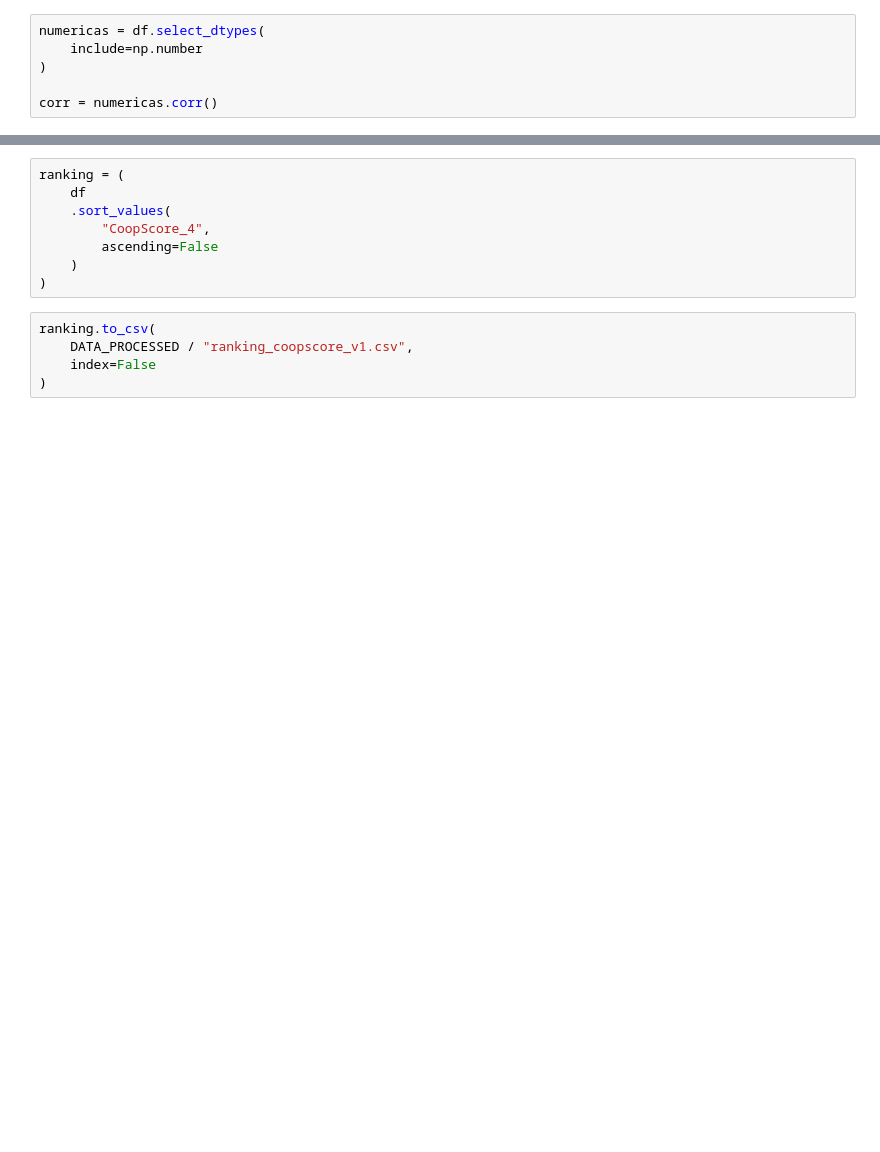
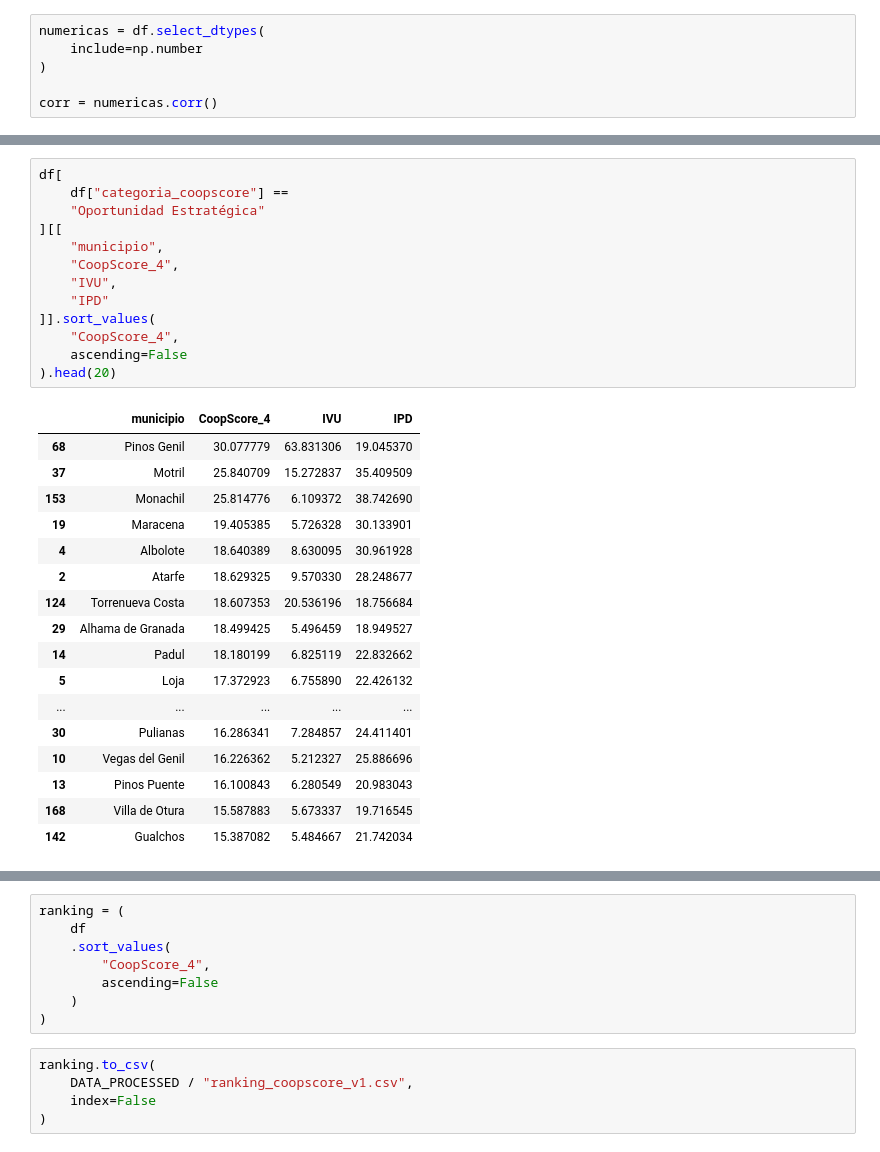
Before and after one commit to pepetorres80/CoopScore_Granada, a Jupyter notebook: notebooks/04_visualizacion_resultados.ipynb, the cells around one changed output, grey strips where cells are left out. Cells and saved outputs as stored; diff of their text form; blank space fills up the shorter version.

```diff
--- a/notebooks/04_visualizacion_resultados.ipynb
+++ b/notebooks/04_visualizacion_resultados.ipynb
@@ -189,0 +438,31 @@ df[
+# %%
+df[
+    df["categoria_coopscore"] ==
+    "Oportunidad Estratégica"
+][[
+    "municipio",
+    "CoopScore_4",
+    "IVU",
+    "IPD"
+]].sort_values(
+    "CoopScore_4",
+    ascending=False
+).head(20)
+# %% [output]
+|  | municipio | CoopScore_4 | IVU | IPD |
+| 68 | Pinos Genil | 30.077779 | 63.831306 | 19.045370 |
+| 37 | Motril | 25.840709 | 15.272837 | 35.409509 |
+| 153 | Monachil | 25.814776 | 6.109372 | 38.742690 |
+| 19 | Maracena | 19.405385 | 5.726328 | 30.133901 |
+| 4 | Albolote | 18.640389 | 8.630095 | 30.961928 |
+| 2 | Atarfe | 18.629325 | 9.570330 | 28.248677 |
+| 124 | Torrenueva Costa | 18.607353 | 20.536196 | 18.756684 |
+| 29 | Alhama de Granada | 18.499425 | 5.496459 | 18.949527 |
+| 14 | Padul | 18.180199 | 6.825119 | 22.832662 |
+| 5 | Loja | 17.372923 | 6.755890 | 22.426132 |
+| ... | ... | ... | ... | ... |
+| 30 | Pulianas | 16.286341 | 7.284857 | 24.411401 |
+| 10 | Vegas del Genil | 16.226362 | 5.212327 | 25.886696 |
+| 13 | Pinos Puente | 16.100843 | 6.280549 | 20.983043 |
+| 168 | Villa de Otura | 15.587883 | 5.673337 | 19.716545 |
+| 142 | Gualchos | 15.387082 | 5.484667 | 21.742034 |
```
Also changed, not shown: parts of 31 cells of this notebook, 6 other files.
